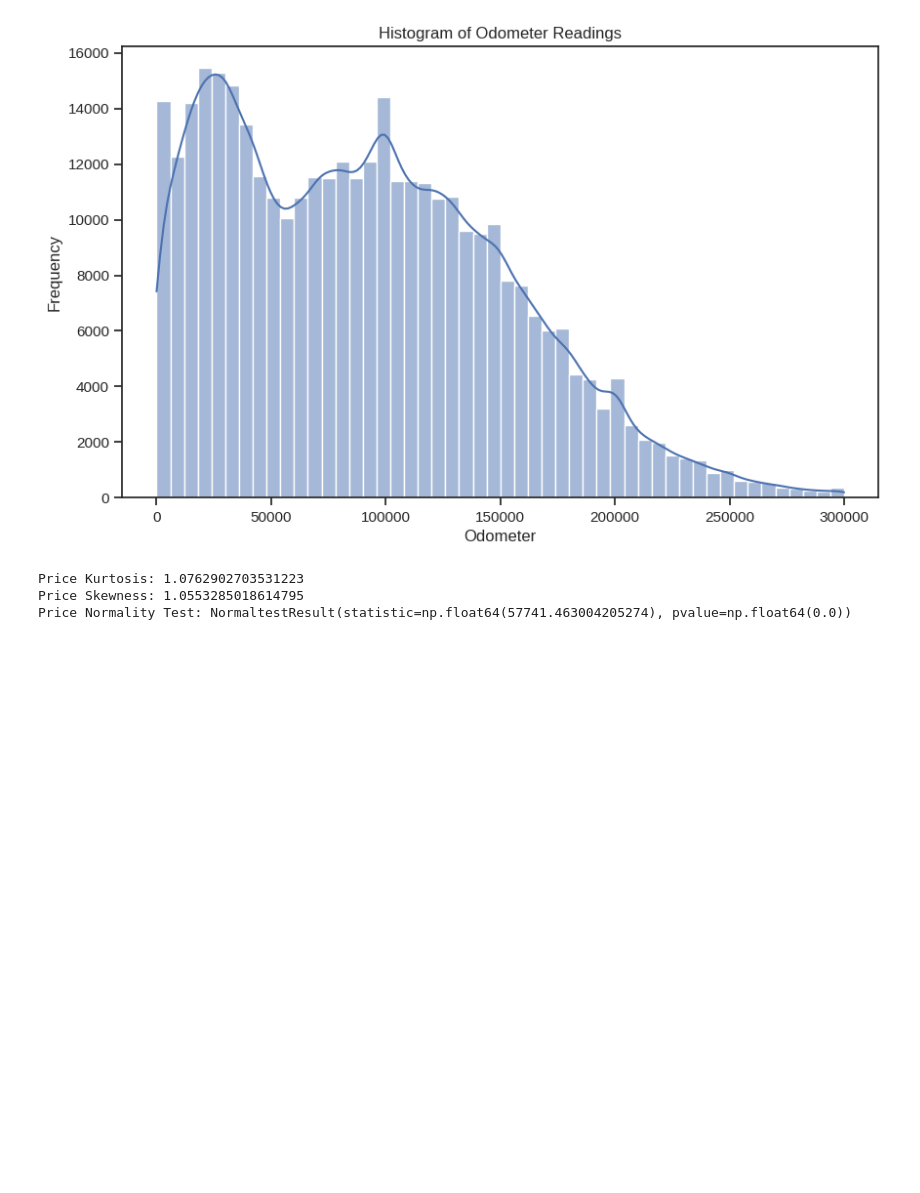
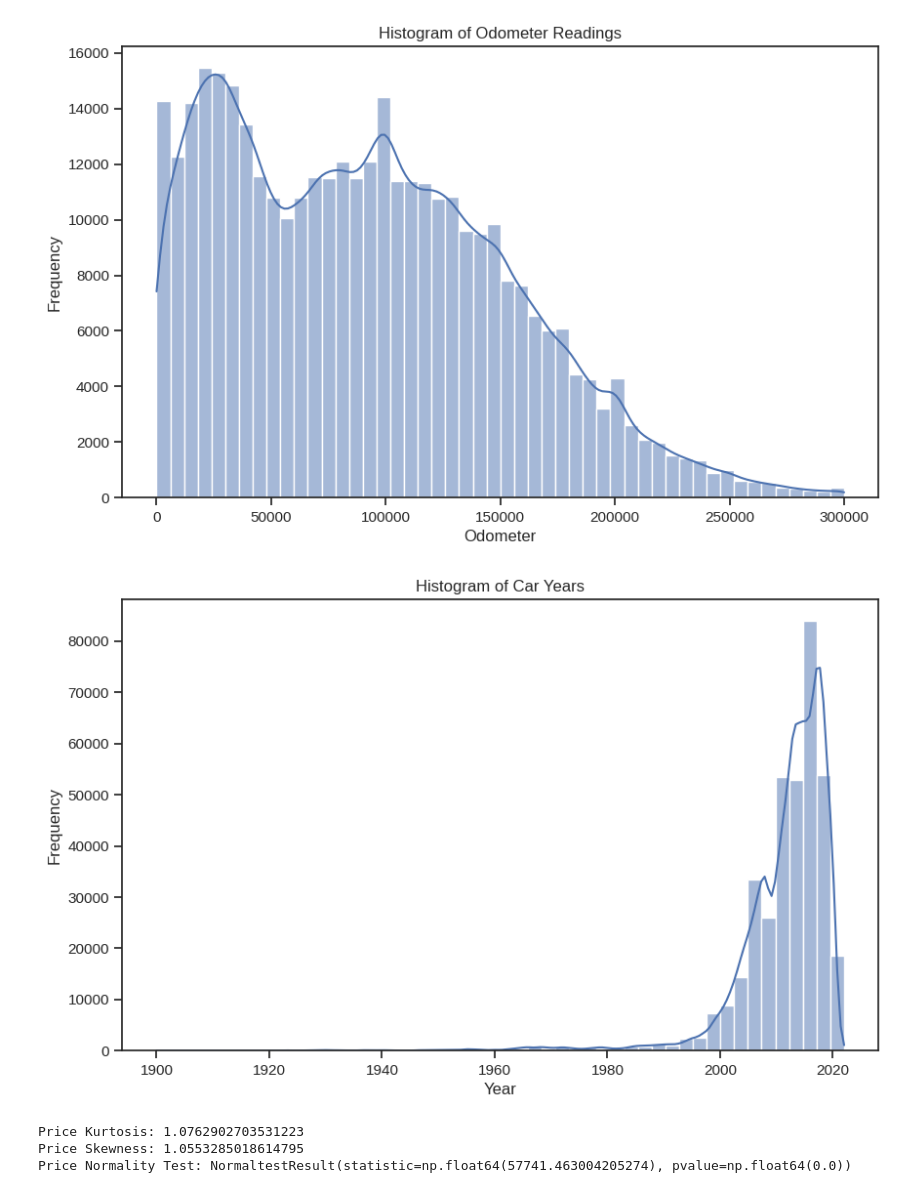
Before and after one commit to drpafowler/applied-ml-philip, a Jupyter notebook: car_price_prediction.ipynb, the cells around one changed output. Cells and saved outputs as stored; diff of their text form; code cells hidden in the pictures; blank space fills up the shorter version.

```diff
--- a/car_price_prediction.ipynb
+++ b/car_price_prediction.ipynb
@@ -174,6 +174,15 @@ plt.ylabel('Frequency')
 plt.show()
 # %% [output]
 [figure]
+# %%
+plt.figure(figsize=(10, 6))
+sns.histplot(cardata['year'], bins=50, kde=True)
+plt.title('Histogram of Car Years')
+plt.xlabel('Year')
+plt.ylabel('Frequency')
+plt.show()
+# %% [output]
+[figure, added]
 # %%
 from scipy.stats import skew, normaltest
 from scipy.stats import kurtosis
```
Also changed, not shown: parts of 2 cells of this notebook.
